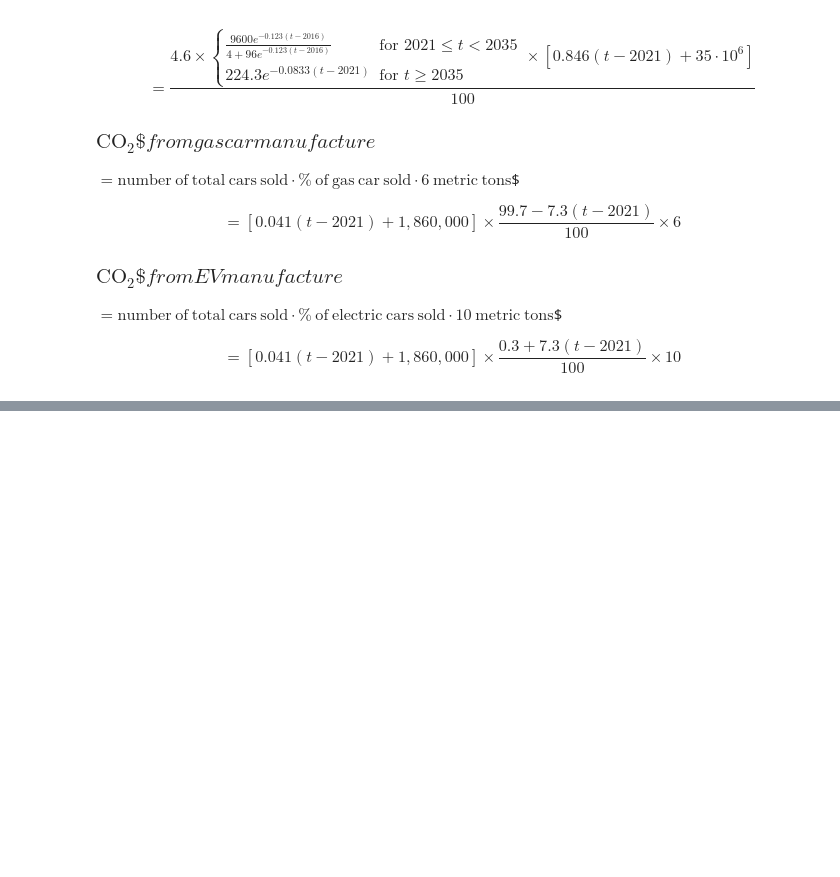
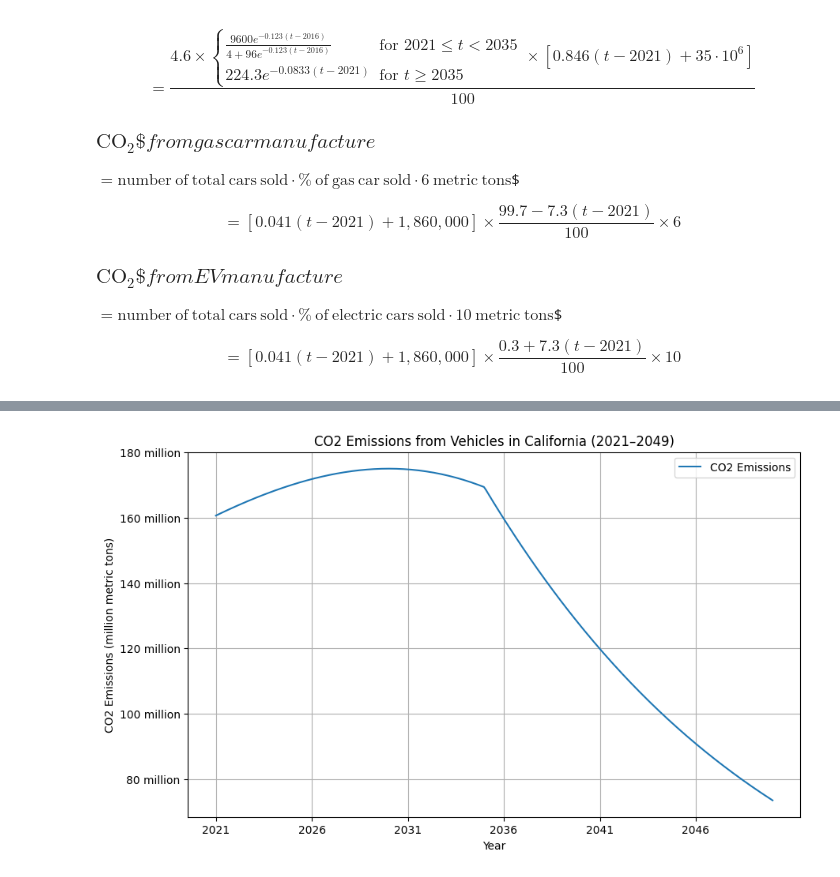
Before and after one commit to kangjw0306/IMA-MathCEP, a Jupyter notebook: notebooks/main_analysis.ipynb, the cells around one changed output, grey strips where cells are left out. Cells and saved outputs as stored; diff of their text form; code cells hidden in the pictures; blank space fills up the shorter version.

```diff
--- a/notebooks/main_analysis.ipynb
+++ b/notebooks/main_analysis.ipynb
@@ -108,3 +66,89 @@ plt.show()
+# %%
+# Import necessary libraries
+import numpy as np
+import matplotlib.pyplot as plt
+import matplotlib.ticker as ticker
+
+# Define the CO2 emissions function from vehicles
+def co2_emissions(t):
+    """
+    Calculate CO2 emissions from vehicles based on California's regulatory timeline.
+
+    Parameters:
+    - t: Time in years since 2021 (e.g., t=0 means year 2021)
+
+    Returns:
+    - Total CO2 emissions in metric tons
+    """
+
+    # Tailpipe emissions are only considered before 2035
+    if t < 14:  # Before 2035 (2021 + 14)
+        # Annual number of car registrations (linear growth model)
+        total_cars = 0.04 * t + 1.86e6
+
+        # Gas car registration percentage (linear decrease from 99.7% to ~0.3%)
+        gas_percentage = (99.7 - 7.3 * t) / 100
+
+        # EV registration percentage (linear increase from 0.3% to ~99.7%)
+        ev_percentage = (0.3 + 7.3 * t) / 100
+
+        # Gas car tailpipe emissions (nonlinear decay model, based on policy impact)
+        tailpipe_emissions_factor = (4.6 * 9600 * np.exp(-0.123 * (t + 5))) / (4 + 96 * np.exp(-0.123 * (t + 5)))
+
+        # Registered gas vehicles (starting at 35 million, increasing over time)
+        gas_vehicle_count = 35e6 + 846000 * t
+
+        # CO2 from tailpipes
+        term1 = (gas_vehicle_count * tailpipe_emissions_factor) / 100
+
+        # CO2 from manufacturing gas cars
+        term2 = total_cars * gas_percentage * 6
+
+        # CO2 from manufacturing EVs
+        term3 = total_cars * ev_percentage * 10
+
+        return term1 + term2 + term3
+
+    else:  # After 2035: only manufacturing emissions considered
+        # Annual number of car registrations
+        total_cars = 0.04 * t + 1.86e6
+
+        # Gas car manufacture emissions decay with time (due to regulatory phase-out)
+        gas_car_emissions = ((35e6 + 846000 * t) * (224.33 * np.exp(-0.0833 * t)) * 4.6) / 100
+
+        # All new car sales assumed to be EVs after 2035
+        ev_manufacture_emissions = total_cars * 10
+
+        return gas_car_emissions + ev_manufacture_emissions
+
+
+# Set up time range: 2021 (t=0) to 2049 (t=29)
+years_start = 2021
+t_values = np.linspace(0, 29, 300)  # 300 points for smooth plotting
+
+# Evaluate CO2 emissions over the time range
+emissions = np.array([co2_emissions(t) for t in t_values])
+
+# Plotting the CO2 emissions
+plt.figure(figsize=(10, 6))
+plt.plot(t_values + years_start, emissions, label='CO2 Emissions')
+
+# Labeling and styling
+plt.xlabel('Year')
+plt.ylabel('CO2 Emissions (million metric tons)')
+plt.title('CO2 Emissions from Vehicles in California (2021–2049)')
+plt.xticks(np.arange(years_start, years_start + 30, step=5))
+plt.grid(True)
+plt.legend()
+
+# Format y-axis: display values in millions (e.g., "200 million")
+formatter = ticker.FuncFormatter(lambda x, pos: '{:.0f} million'.format(x / 1e6))
+plt.gca().yaxis.set_major_formatter(formatter)
+
+# Show the plot
+plt.show()
+# %% [output]
+[figure, added]
 # %% [markdown]
 # Objective 2: Energy Grid Prediction
 
```
Also changed, not shown: parts of 4 cells of this notebook.
